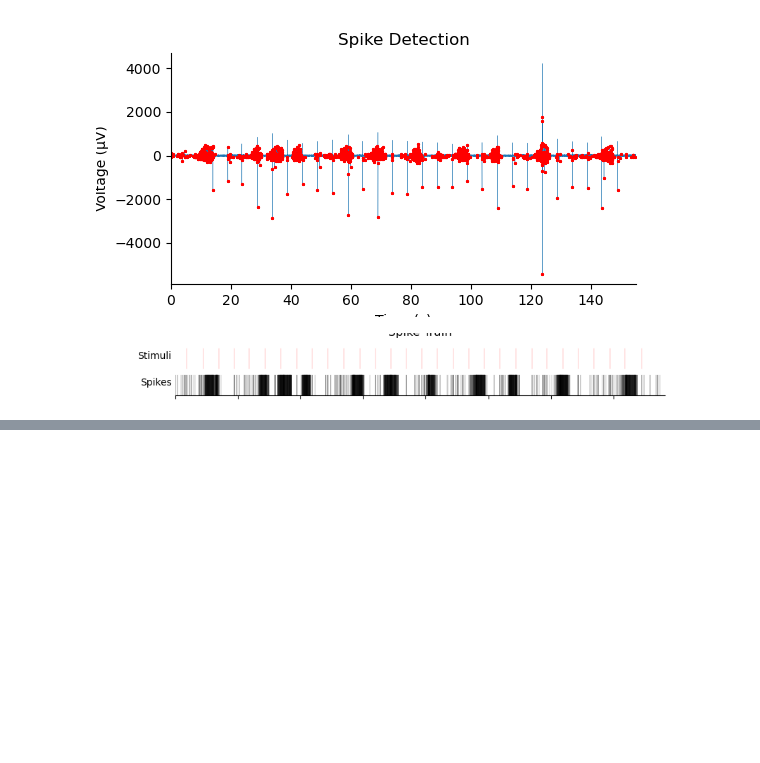
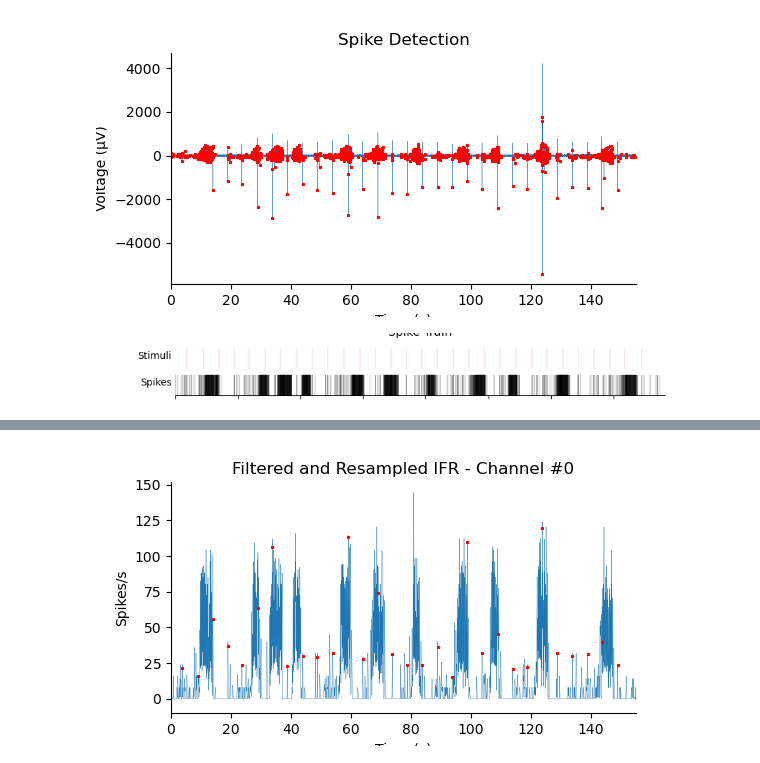
Before and after one commit to FrancescoNegri/neural-signal-analysis-project, a Jupyter notebook: nb_preprocessing.ipynb, the cells around one changed output, grey strips where cells are left out. Drawn from its saved outputs; the diff is of its cells as text; code cells hidden in the pictures; blank space fills up the shorter version.

```diff
--- a/nb_preprocessing.ipynb
+++ b/nb_preprocessing.ipynb
@@ -127,0 +148,9 @@ ns.visualization.plot_spike_train([spikes_idxs, stimulus_idxs], channel_labels=[
+# %%
+# IFR Filtering (Gaussian) and Resampling
+filtered_IFR = gaussian_filter1d(IFR, 0.95 * bin_samples)
+
+resampled_IFR = resample(filtered_IFR, int(np.floor(np.size(spike_train, axis=0) / frequency_ratio)))
+resampled_stimulus_idxs = np.round(stimulus_idxs / frequency_ratio).astype(np.int_)
+ns.visualization.plot_spikes(resampled_IFR, resampled_stimulus_idxs, sampling_time=resampling_time, title='Filtered and Resampled IFR - Channel #' + str(channel), ylabel='Spikes/s')
+# %% [output]
+[figure, added]
```
Also changed, not shown: parts of 6 cells of this notebook, 1 other file.
